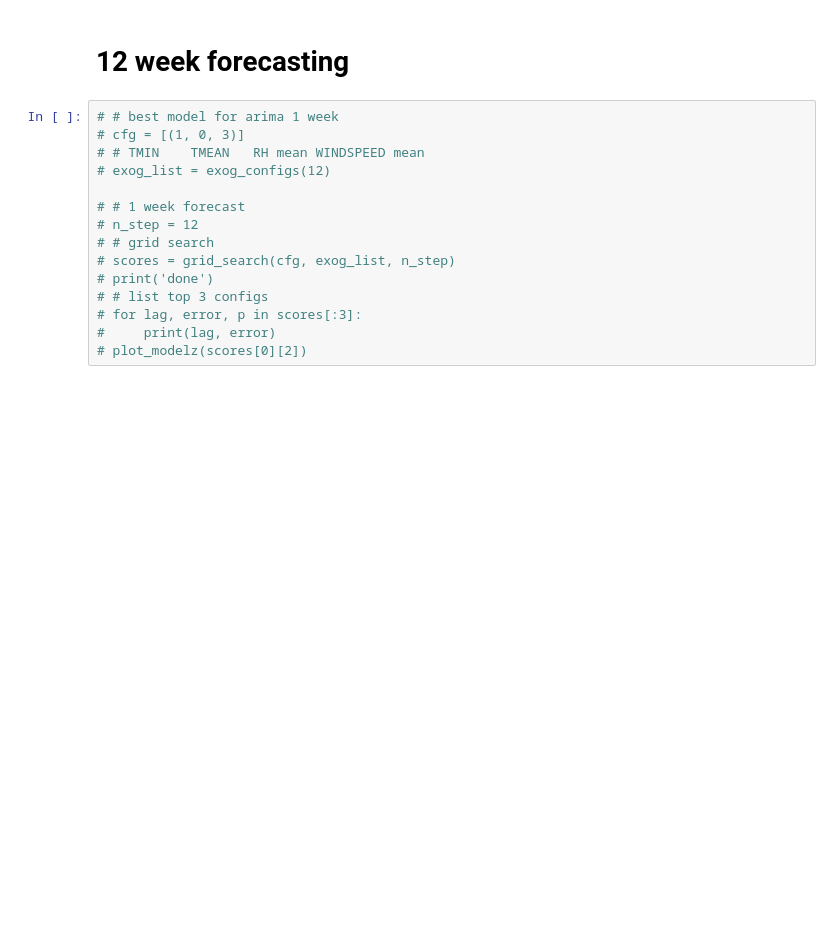
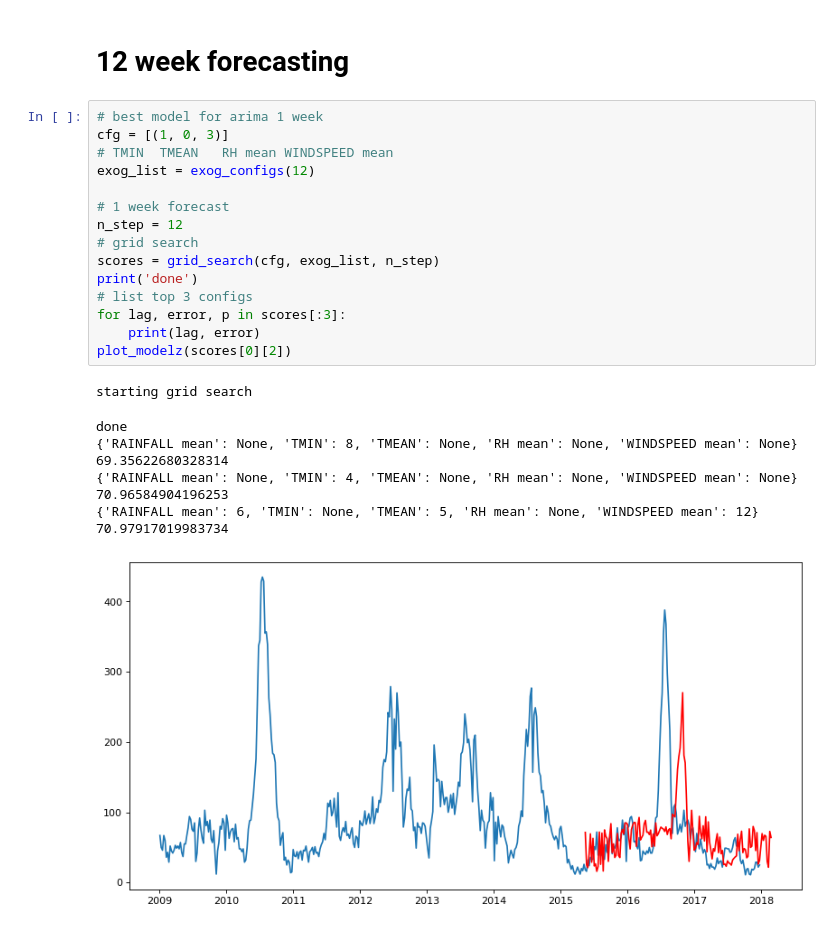
Before and after one commit to ericxmagno/Dengue-Incidence-Prediction, a Jupyter notebook: notebooks/Modeling 4 - ARIMAX-feature combinations.ipynb, the cells around one changed output. Cells and saved outputs as stored; diff of their text form; blank space fills up the shorter version.

```diff
--- a/notebooks/Modeling 4 - ARIMAX-feature combinations.ipynb
+++ b/notebooks/Modeling 4 - ARIMAX-feature combinations.ipynb
@@ -274,17 +264,24 @@ cases 99 na na
 # %% [markdown]
 # 12 week forecasting
 # %%
-# # best model for arima 1 week
-# cfg = [(1, 0, 3)]
-# # TMIN	TMEAN	RH mean	WINDSPEED mean
-# exog_list = exog_configs(12)
+# best model for arima 1 week
+cfg = [(1, 0, 3)]
+# TMIN	TMEAN	RH mean	WINDSPEED mean
+exog_list = exog_configs(12)
 
-# # 1 week forecast
-# n_step = 12
-# # grid search
-# scores = grid_search(cfg, exog_list, n_step)
-# print('done')
-# # list top 3 configs
-# for lag, error, p in scores[:3]:
-#     print(lag, error)
-# plot_modelz(scores[0][2])
+# 1 week forecast
+n_step = 12
+# grid search
+scores = grid_search(cfg, exog_list, n_step)
+print('done')
+# list top 3 configs
+for lag, error, p in scores[:3]:
+    print(lag, error)
+plot_modelz(scores[0][2])
+# %% [output]
+starting grid search
+done
+{'RAINFALL mean': None, 'TMIN': 8, 'TMEAN': None, 'RH mean': None, 'WINDSPEED mean': None} 69.35622680328314
+{'RAINFALL mean': None, 'TMIN': 4, 'TMEAN': None, 'RH mean': None, 'WINDSPEED mean': None} 70.96584904196253
+{'RAINFALL mean': 6, 'TMIN': None, 'TMEAN': 5, 'RH mean': None, 'WINDSPEED mean': 12} 70.97917019983734
+[figure, added]
```
Also changed, not shown: parts of 7 cells of this notebook, 1 other file.
